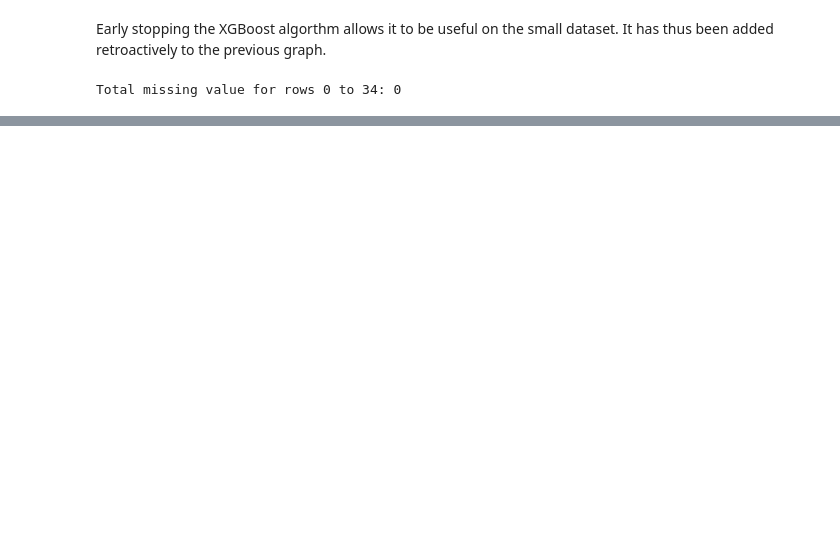
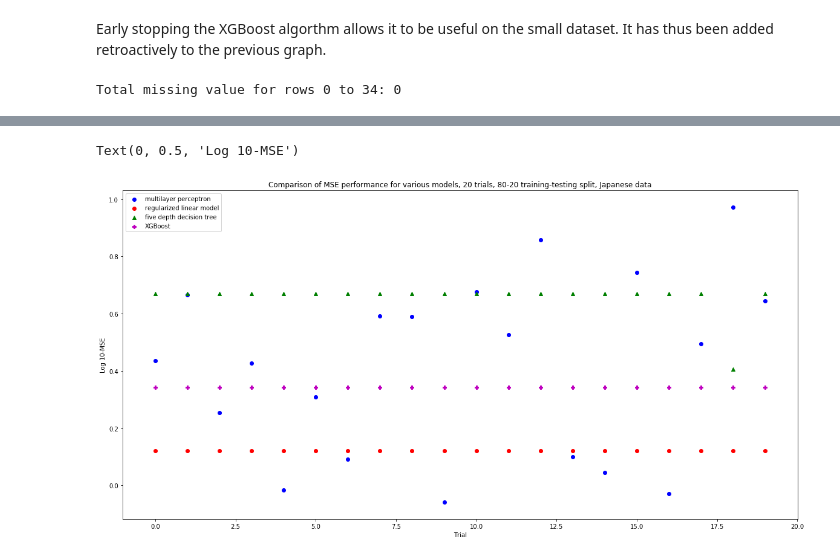
Before and after one commit to doodger/dataScience, a Jupyter notebook: finance.ipynb, the cells around one changed output, grey strips where cells are left out. Saved outputs shown, nothing was run; the diff lists cells and outputs as text; code cells hidden in the pictures; blank space fills up the shorter version.

```diff
--- a/finance.ipynb
+++ b/finance.ipynb
@@ -726,0 +810,11 @@ nikkei_df
+# %%
+#A roughly 80-20 split in training and validation is taken
+X_train = jap_merged_df.loc[0:43,"0t4F":"80pM"]
+X_test = jap_merged_df.loc[44:,"0t4F":"80pM"]
+#The target will be the yearly percent change in value
+y_train = jap_merged_df.loc[0:43,"yearPctVar"]
+y_test = jap_merged_df.loc[44:,"yearPctVar"]
+
+testPoints = []
+for i in range (20):
+  testPoints.append(testSetOfModels(X_train ,y_train, X_test, y_test, verbose = False))
@@ -726,0 +842,14 @@ nikkei_df
+# %%
+fig, axes = plt.subplots(ncols=1, nrows=1,figsize=(20,10))
+
+axes.title.set_text("Comparison of MSE performance for various models, 20 trials, 80-20 training-testing split, Japanese data")
+plt.scatter([i for i in range(20)], [np.log10(j[5]) for j in testPoints], c='b', label="multilayer perceptron")
+plt.scatter([i for i in range(20)], [np.log10(j[2]) for j in testPoints], c='r', label="regularized linear model")
+plt.scatter([i for i in range(20)], [np.log10(j[4]) for j in testPoints], c='g', marker = "^", label="five depth decision tree")
+plt.scatter([i for i in range(20)], [np.log10(j[8]) for j in testPoints], c='m', marker = "P", label="XGBoost")
+axes.legend()
+plt.xlabel("Trial")
+plt.ylabel("Log 10-MSE")
+# %% [output]
+Text(0, 0.5, 'Log 10-MSE')
+[figure, added]
```
Also changed, not shown: parts of 27 cells of this notebook.
